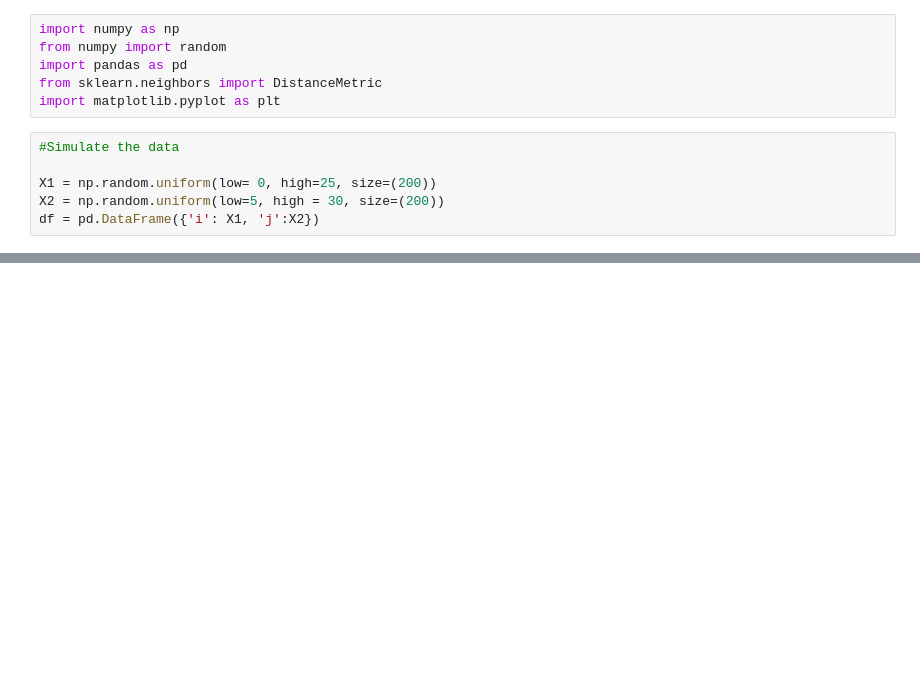
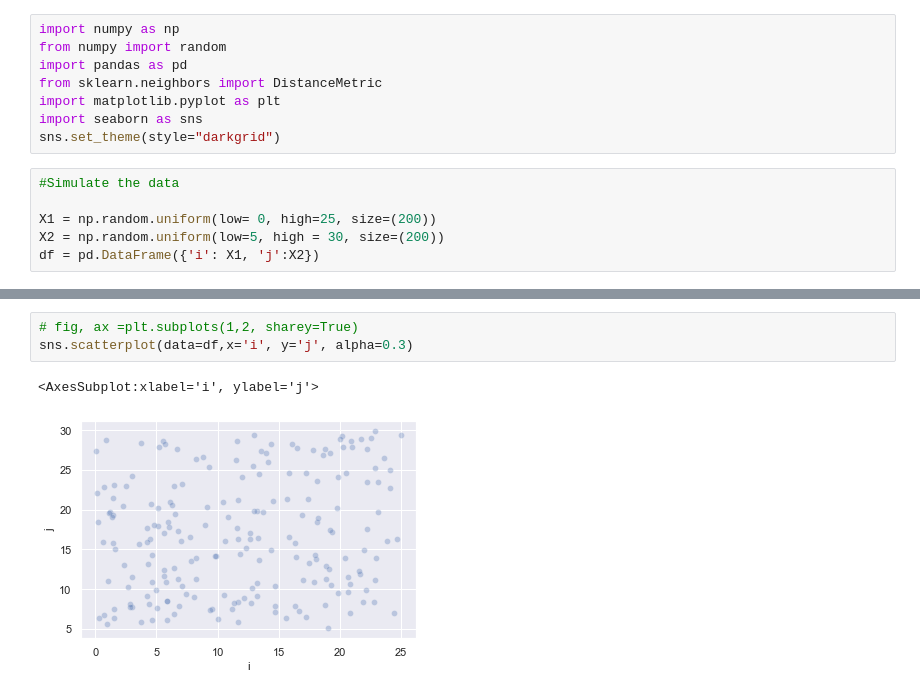
Before and after one commit to LiviReka/Optimization_assignments, a Jupyter notebook: Coding_Assignment_Optimisation.ipynb, the cells around one changed output, grey strips where cells are left out. Saved outputs shown, nothing was run; the diff lists cells and outputs as text; blank space fills up the shorter version.

```diff
--- a/Coding_Assignment_Optimisation.ipynb
+++ b/Coding_Assignment_Optimisation.ipynb
@@ -8,6 +8,8 @@ from numpy import random
 import pandas as pd
 from sklearn.neighbors import DistanceMetric
 import matplotlib.pyplot as plt
+import seaborn as sns
+sns.set_theme(style="darkgrid")
 # %%
 #Simulate the data
 
@@ -32 +34,7 @@ df
 200 rows × 2 columns
+# %%
+# fig, ax =plt.subplots(1,2, sharey=True)
+sns.scatterplot(data=df,x='i', y='j', alpha=0.3)
+# %% [output]
+<AxesSubplot:xlabel='i', ylabel='j'>
+[figure, added]
```
Also changed, not shown: parts of 5 cells of this notebook.
